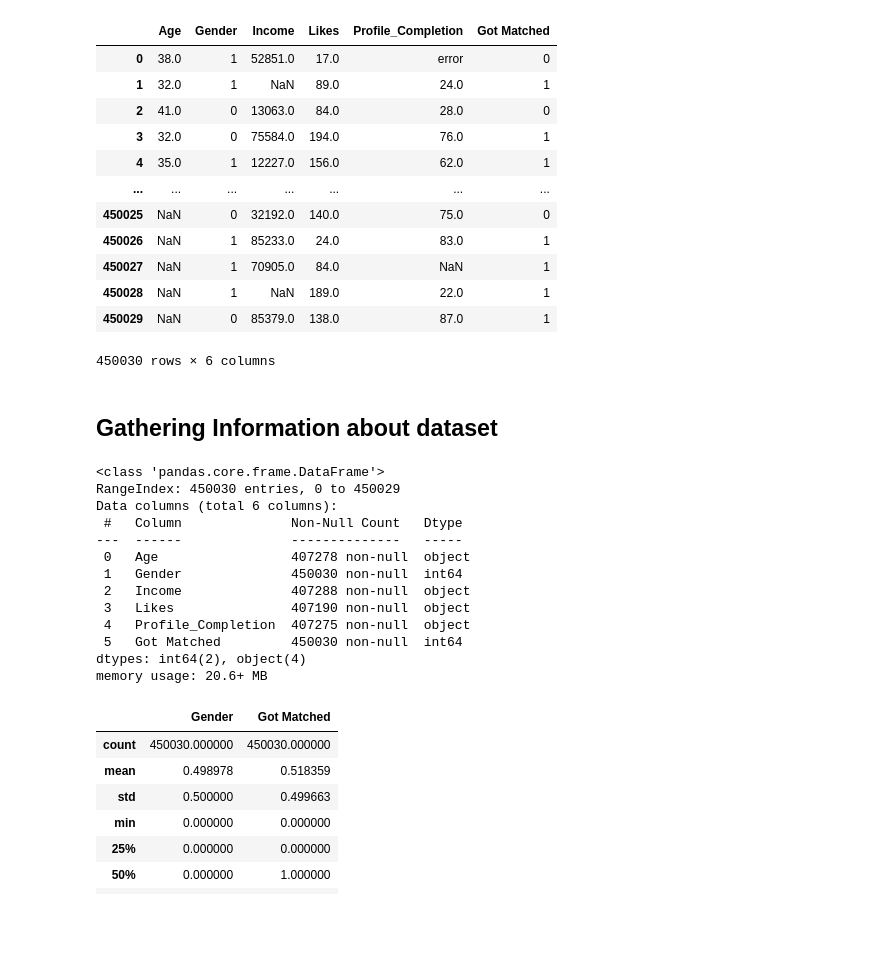
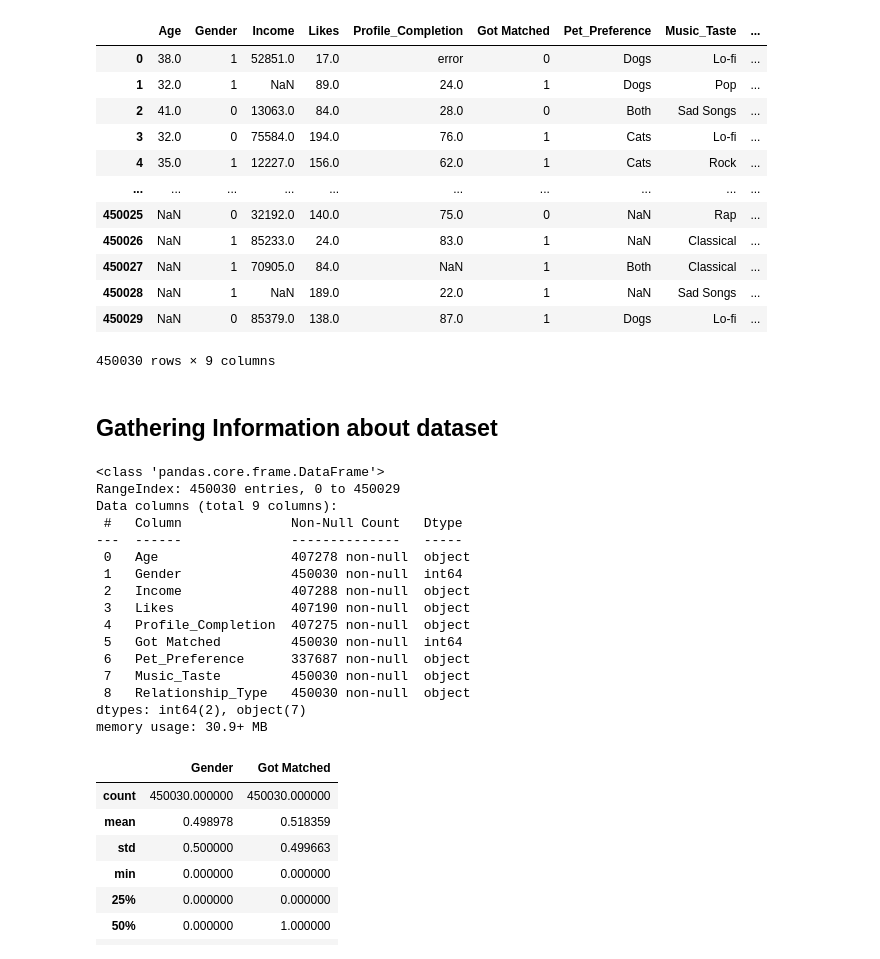
Before and after one commit to TomHArdy22311/Match-Craft, a Jupyter notebook: Untitled.ipynb, the cells around one changed output. Drawn from its saved outputs; the diff is of its cells as text; code cells hidden in the pictures; blank space fills up the shorter version.

```diff
--- a/Untitled.ipynb
+++ b/Untitled.ipynb
@@ -4,22 +4,22 @@ import pandas as pd
 import matplotlib.pyplot as plt
 import seaborn as sns
 # %%
-df = pd.read_csv('Dating_app.csv')
+df = pd.read_csv('Dating_app_updated.csv')
 df
 # %% [output]
-|  | Age | Gender | Income | Likes | Profile_Completion | Got Matched |
-| 0 | 38.0 | 1 | 52851.0 | 17.0 | error | 0 |
-| 1 | 32.0 | 1 | NaN | 89.0 | 24.0 | 1 |
-| 2 | 41.0 | 0 | 13063.0 | 84.0 | 28.0 | 0 |
-| 3 | 32.0 | 0 | 75584.0 | 194.0 | 76.0 | 1 |
-| 4 | 35.0 | 1 | 12227.0 | 156.0 | 62.0 | 1 |
-| ... | ... | ... | ... | ... | ... | ... |
-| 450025 | NaN | 0 | 32192.0 | 140.0 | 75.0 | 0 |
-| 450026 | NaN | 1 | 85233.0 | 24.0 | 83.0 | 1 |
-| 450027 | NaN | 1 | 70905.0 | 84.0 | NaN | 1 |
-| 450028 | NaN | 1 | NaN | 189.0 | 22.0 | 1 |
-| 450029 | NaN | 0 | 85379.0 | 138.0 | 87.0 | 1 |
+|  | Age | Gender | Income | Likes | Profile_Completion | Got Matched | Pet_Preference | Music_Taste | ... |
+| 0 | 38.0 | 1 | 52851.0 | 17.0 | error | 0 | Dogs | Lo-fi | ... |
+| 1 | 32.0 | 1 | NaN | 89.0 | 24.0 | 1 | Dogs | Pop | ... |
+| 2 | 41.0 | 0 | 13063.0 | 84.0 | 28.0 | 0 | Both | Sad Songs | ... |
+| 3 | 32.0 | 0 | 75584.0 | 194.0 | 76.0 | 1 | Cats | Lo-fi | ... |
+| 4 | 35.0 | 1 | 12227.0 | 156.0 | 62.0 | 1 | Cats | Rock | ... |
+| ... | ... | ... | ... | ... | ... | ... | ... | ... | ... |
+| 450025 | NaN | 0 | 32192.0 | 140.0 | 75.0 | 0 | NaN | Rap | ... |
+| 450026 | NaN | 1 | 85233.0 | 24.0 | 83.0 | 1 | NaN | Classical | ... |
+| 450027 | NaN | 1 | 70905.0 | 84.0 | NaN | 1 | Both | Classical | ... |
+| 450028 | NaN | 1 | NaN | 189.0 | 22.0 | 1 | NaN | Sad Songs | ... |
+| 450029 | NaN | 0 | 85379.0 | 138.0 | 87.0 | 1 | Dogs | Lo-fi | ... |
-450030 rows × 6 columns
+450030 rows × 9 columns
 # %% [markdown]
 ## Gathering Information about dataset
 # %%
@@ -27,7 +27,7 @@ df.info()
 # %% [output]
 <class 'pandas.core.frame.DataFrame'>
 RangeIndex: 450030 entries, 0 to 450029
-Data columns (total 6 columns):
+Data columns (total 9 columns):
  #   Column              Non-Null Count   Dtype
 ---  ------              --------------   -----
  0   Age                 407278 non-null  object
@@ -36,8 +36,11 @@ Data columns (total 6 columns):
  3   Likes               407190 non-null  object
  4   Profile_Completion  407275 non-null  object
  5   Got Matched         450030 non-null  int64
-dtypes: int64(2), object(4)
-memory usage: 20.6+ MB
+ 6   Pet_Preference      337687 non-null  object
+ 7   Music_Taste         450030 non-null  object
+ 8   Relationship_Type   450030 non-null  object
+dtypes: int64(2), object(7)
+memory usage: 30.9+ MB
 # %%
 df.describe()
 # %% [output]
```
Also changed, not shown: parts of 16 cells of this notebook, 3 other files.
